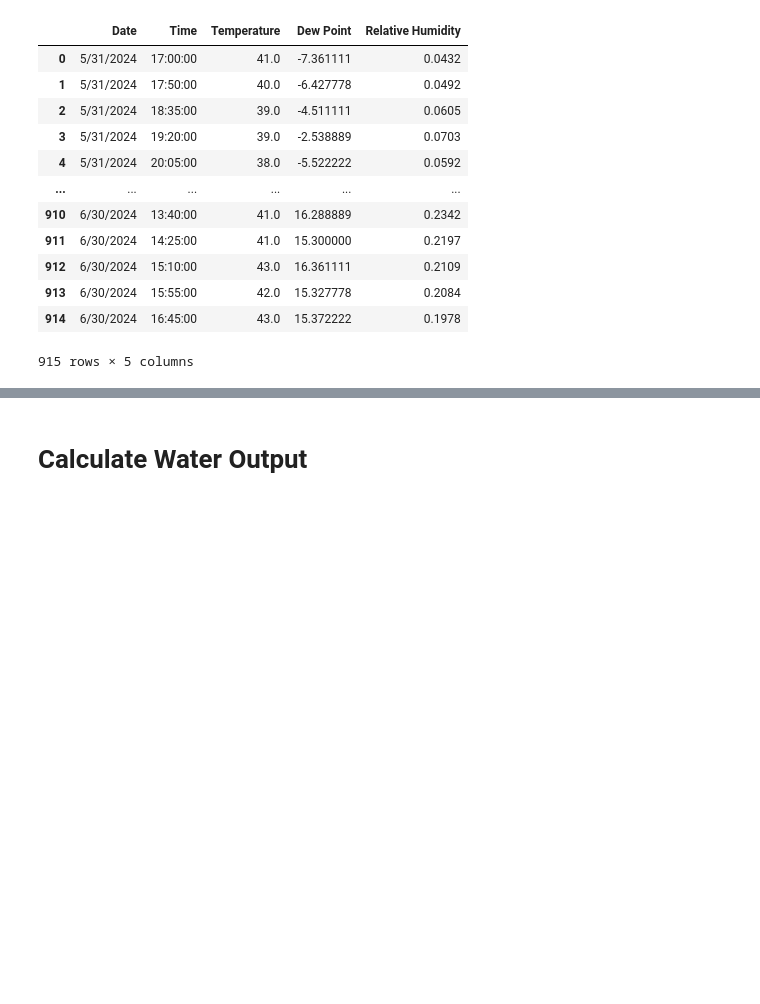
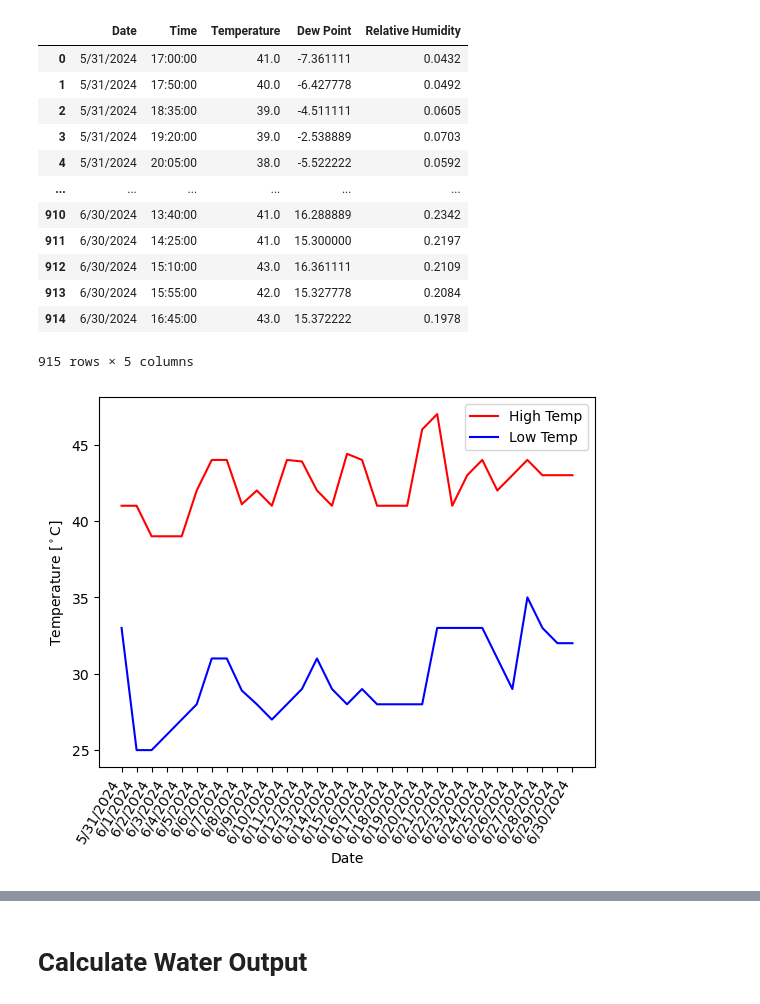
Before and after one commit to SimonEnsemble/water_harvesting, a Jupyter notebook: Polanyi_calculation_general.ipynb, the cells around one changed output, grey strips where cells are left out. Drawn from its saved outputs; the diff is of its cells as text; code cells hidden in the pictures; blank space fills up the shorter version.

```diff
--- a/Polanyi_calculation_general.ipynb
+++ b/Polanyi_calculation_general.ipynb
@@ -245,6 +253,30 @@ def read_weather_data(location_month_year):
     df_weather['Relative Humidity'] = df_weather['Relative Humidity'] / 100
 
     return df_weather
+# %%
+'''
+    retrieve_high_low(date)
+
+        date (string): mm/dd/yyyy
+
+        given a date, find the high and low temperatures for that day
+        assign them to a day collectively
+        we don't neccesarily need the time, so it's commented out
+
+'''
+def retrieve_high_low(date):
+
+    high_loc = df_weather.loc[df_weather['Date'] == date, 'Temperature'].idxmax()
+    high_t = df_weather.loc[high_loc, 'Temperature']
+    # high_time = df_weather.loc[high_loc, 'Time']
+    high_RH = df_weather.loc[high_loc, 'Relative Humidity']
+
+    low_loc = df_weather.loc[df_weather['Date'] == date, 'Temperature'].idxmin()
+    low_t = df_weather.loc[low_loc, 'Temperature']
+    # low_time = df_weather.loc[low_loc, 'Time']
+    low_RH = df_weather.loc[low_loc, 'Relative Humidity']
+
+    return high_t, high_RH, low_t, low_RH
 # %%
 df_weather = read_weather_data('PHX_06_2024')
 df_weather
@@ -262,6 +294,29 @@ df_weather
 | 913 | 6/30/2024 | 15:55:00 | 42.0 | 15.327778 | 0.2084 |
 | 914 | 6/30/2024 | 16:45:00 | 43.0 | 15.372222 | 0.1978 |
 915 rows × 5 columns
+# %%
+'''
+    plot_monthly_weather(df_weather)
+'''
+def plot_monthly_weather(df_weather):
+    date_list = df_weather['Date'].unique()
+
+    high_temps = [retrieve_high_low(date)[0] for date in date_list]
+    low_temps = [retrieve_high_low(date)[2] for date in date_list]
+
+    plt.plot(date_list, high_temps, c='red', label='High Temp')
+    plt.plot(date_list, low_temps, c='blue', label='Low Temp')
+    plt.xlabel('Date')
+    plt.xticks(rotation=60, ha='right')
+    plt.ylabel('Temperature [$^\circ$C]')
+    plt.legend()
+    plt.show()
+
+    return
+
+plot_monthly_weather(df_weather)
+# %% [output]
+[figure, added]
 # %%
 '''
     plot_day(day)
```
Also changed, not shown: parts of 23 cells of this notebook.
